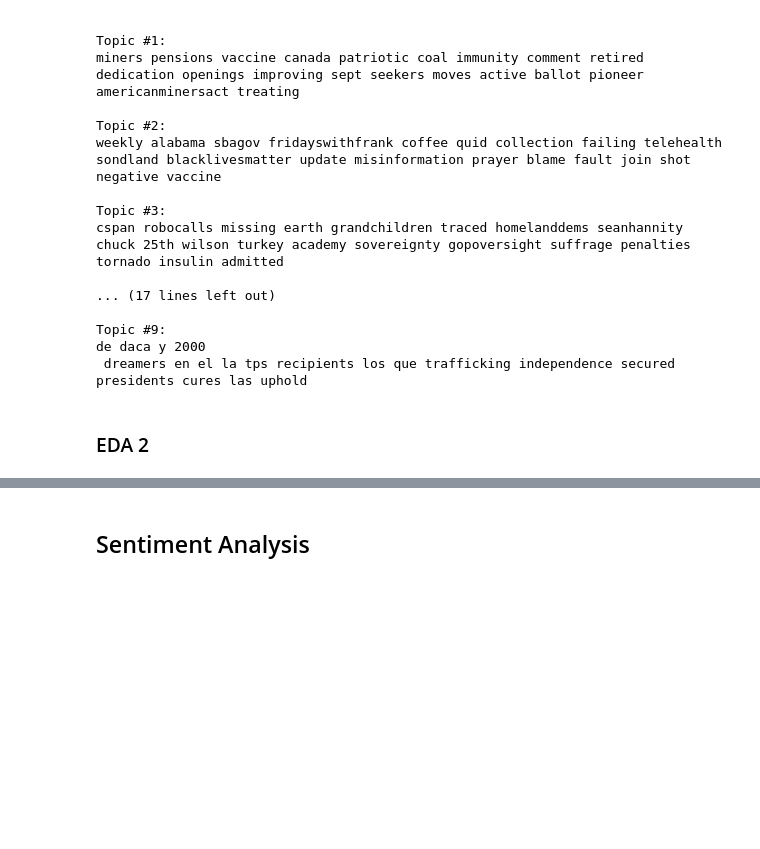
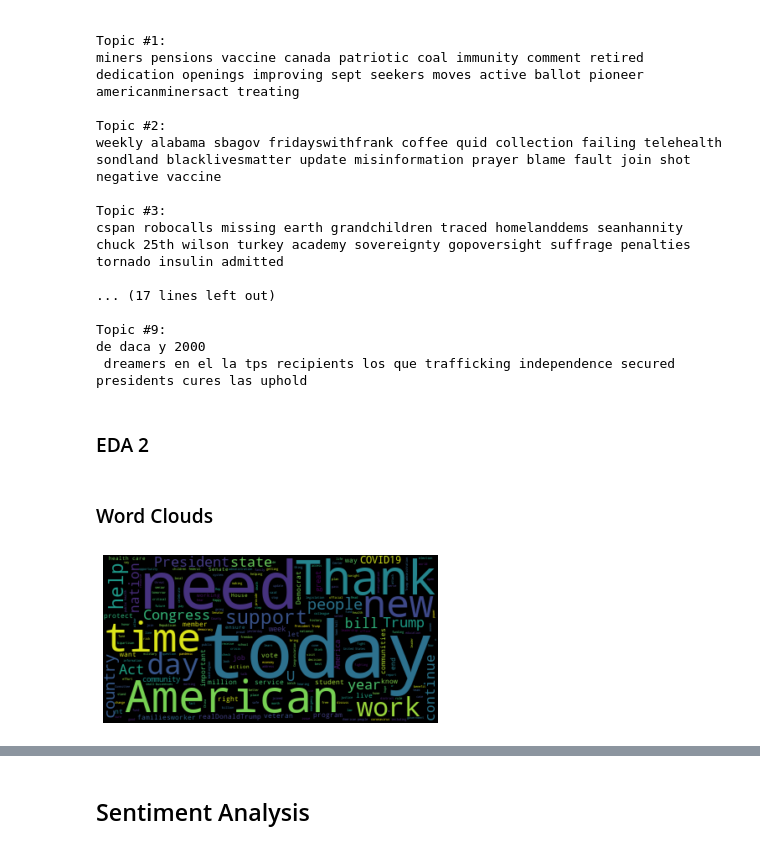
Before and after one commit to ireminal/CSS_Project5_Group1, a Jupyter notebook: Project 5 Student.ipynb, the cells around one changed output, grey strips where cells are left out. Cells and saved outputs as stored; diff of their text form; code cells hidden in the pictures; blank space fills up the shorter version.

```diff
--- a/Project 5 Student.ipynb
+++ b/Project 5 Student.ipynb
@@ -133,4 +136,7 @@ congress_tweets['tokens']
 Name: tokens, Length: 10000, dtype: object
+# %%
+#Change Independent Senators who caucus with Democrats to party==Democrat
+congress_tweets.loc[congress_tweets.party == "Independent", "party"] = "Democrat"
 # %% [markdown]
 ## Exploratory Data Analysis
 # %% [markdown]
@@ -208,3 +214,18 @@ de daca y 2000
  dreamers en el la tps recipients los que trafficking independence secured presidents cures las uphold
 # %% [markdown]
 ### EDA 2
+# %% [markdown]
+### Word Clouds
+# %%
+from wordcloud import WordCloud, STOPWORDS, ImageColorGenerator
+import scattertext as st
+
+# Generic wordcloud
+
+text = ' '.join(congress_tweets['tokens'].map(lambda text: ' '.join(text)))
+wordcloud = WordCloud().generate(text)
+plt.imshow(wordcloud, interpolation = 'bilinear')
+plt.axis('off')
+plt.show()
+# %% [output]
+[figure, added]
```
Also changed, not shown: parts of 15 cells of this notebook.
